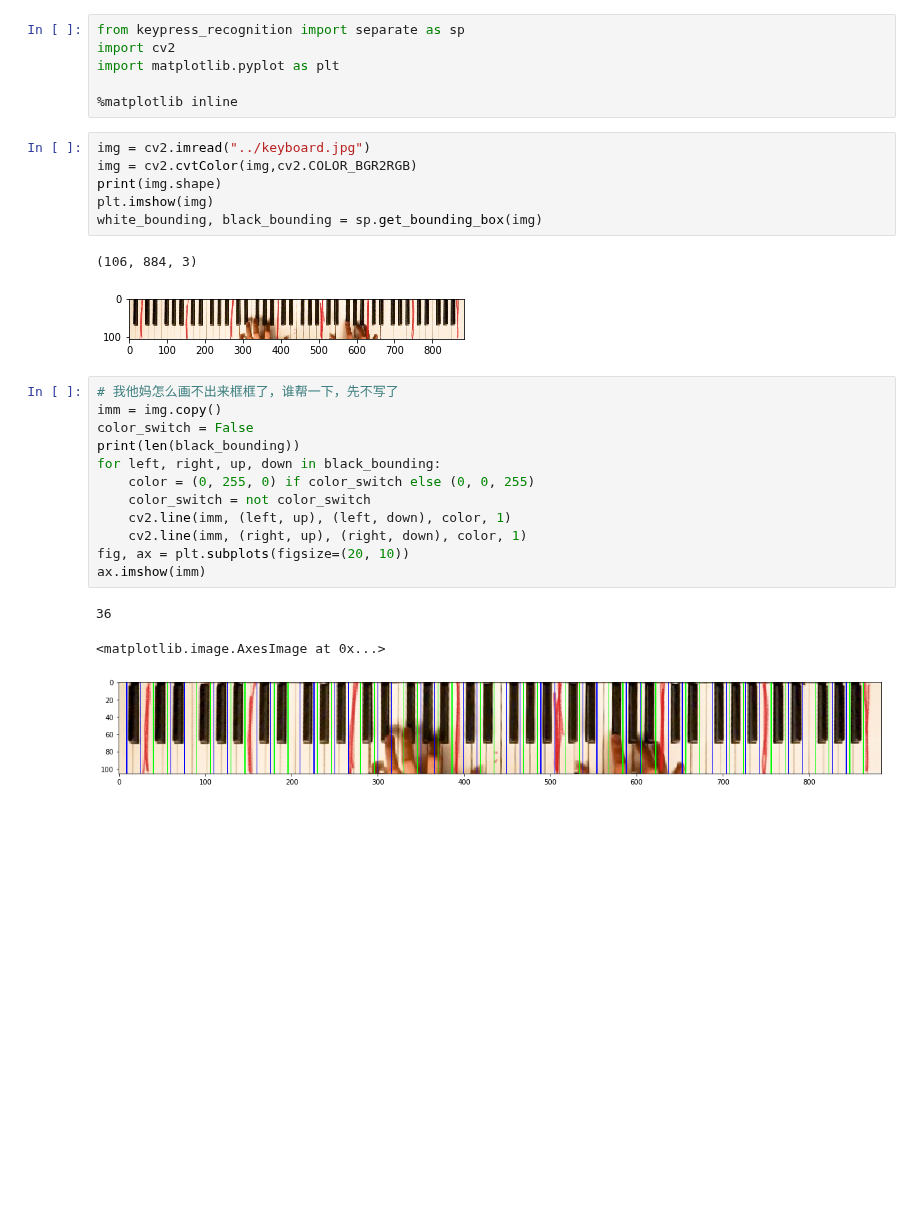
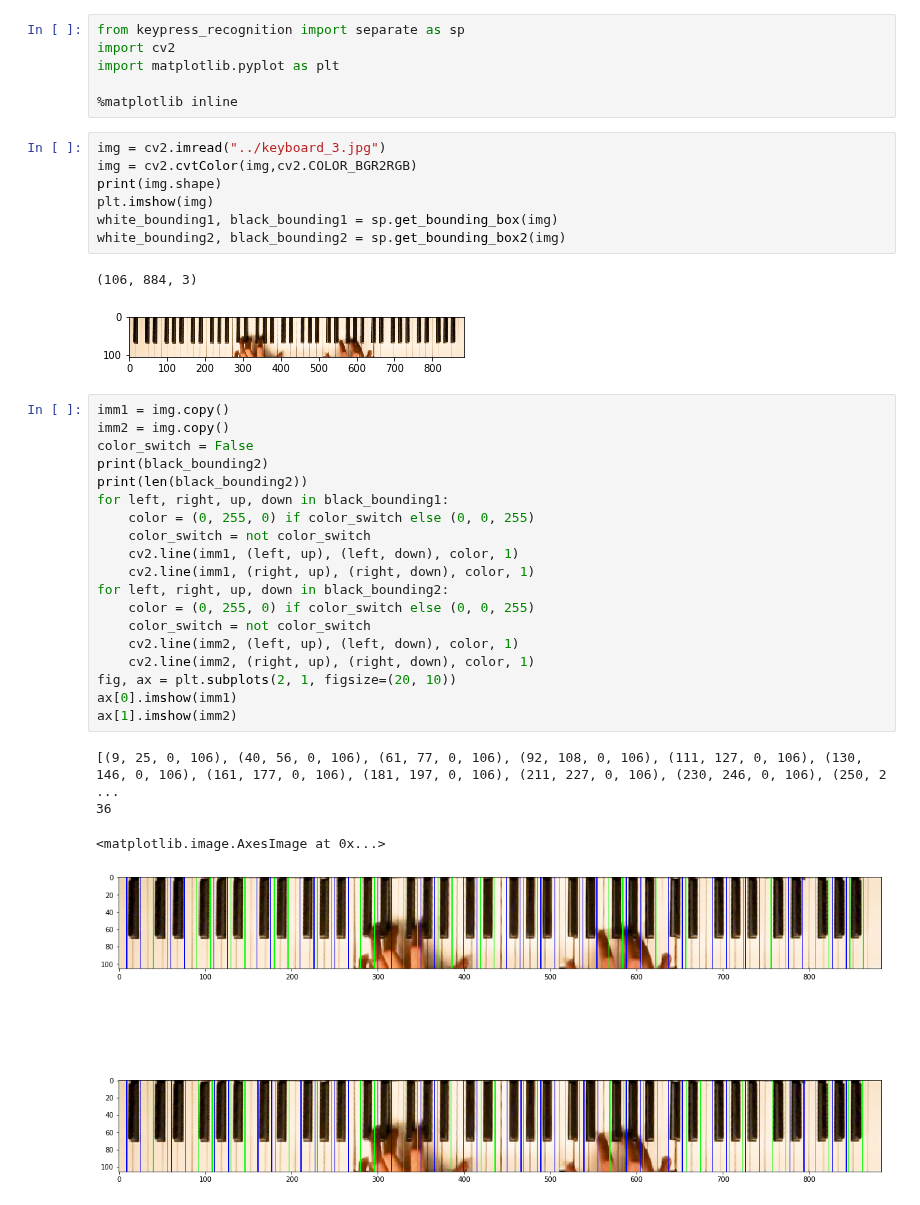
Before and after one commit to ppfish45/AI-Pianist, a Jupyter notebook: models/run_key_seperation.ipynb, the cells around one changed output. Saved outputs shown, nothing was run; the diff lists cells and outputs as text; blank space fills up the shorter version.

Commit message:
Attempt to add a cv-based black key separaion but not adopted

```diff
--- a/models/run_key_seperation.ipynb
+++ b/models/run_key_seperation.ipynb
@@ -5,27 +5,36 @@ import matplotlib.pyplot as plt
 
 %matplotlib inline
 # %%
-img = cv2.imread("../keyboard.jpg")
+img = cv2.imread("../keyboard_3.jpg")
 img = cv2.cvtColor(img,cv2.COLOR_BGR2RGB)
 print(img.shape)
 plt.imshow(img)
-white_bounding, black_bounding = sp.get_bounding_box(img)
+white_bounding1, black_bounding1 = sp.get_bounding_box(img)
+white_bounding2, black_bounding2 = sp.get_bounding_box2(img)
 # %% [output]
 (106, 884, 3)
-[figure, old version]
+[figure, new version]
 # %%
-# 我他妈怎么画不出来框框了，谁帮一下，先不写了
-imm = img.copy()
+imm1 = img.copy()
+imm2 = img.copy()
 color_switch = False
-print(len(black_bounding))
-for left, right, up, down in black_bounding:
+print(black_bounding2)
+print(len(black_bounding2))
+for left, right, up, down in black_bounding1:
     color = (0, 255, 0) if color_switch else (0, 0, 255)
     color_switch = not color_switch
-    cv2.line(imm, (left, up), (left, down), color, 1)
-    cv2.line(imm, (right, up), (right, down), color, 1)
-fig, ax = plt.subplots(figsize=(20, 10))
-ax.imshow(imm)
+    cv2.line(imm1, (left, up), (left, down), color, 1)
+    cv2.line(imm1, (right, up), (right, down), color, 1)
+for left, right, up, down in black_bounding2:
+    color = (0, 255, 0) if color_switch else (0, 0, 255)
+    color_switch = not color_switch
+    cv2.line(imm2, (left, up), (left, down), color, 1)
+    cv2.line(imm2, (right, up), (right, down), color, 1)
+fig, ax = plt.subplots(2, 1, figsize=(20, 10))
+ax[0].imshow(imm1)
+ax[1].imshow(imm2)
 # %% [output]
+[(9, 25, 0, 106), (40, 56, 0, 106), (61, 77, 0, 106), (92, 108, 0, 106), (111, 127, 0, 106), (130, 146, 0, 106), (161, 177, 0, 106), (181, 197, 0, 106), (211, 227, 0, 106), (230, 246, 0, 106), (250, 2 ...
 36
 <matplotlib.image.AxesImage at 0x...>
-[figure, old version]
+[figure, new version]
```
Also changed, not shown: parts of 1 cell of this notebook, 7 other files.
